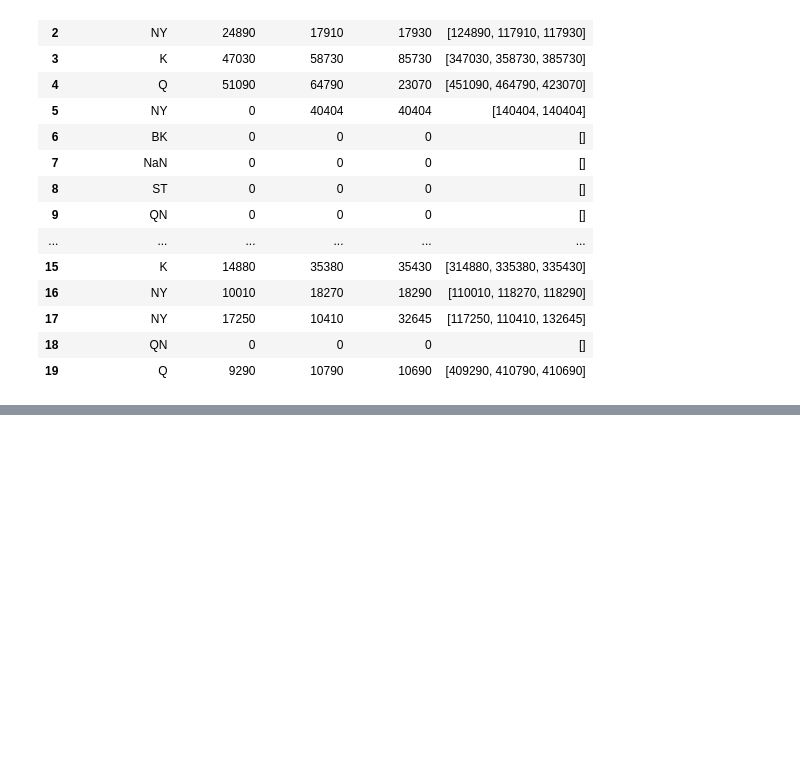
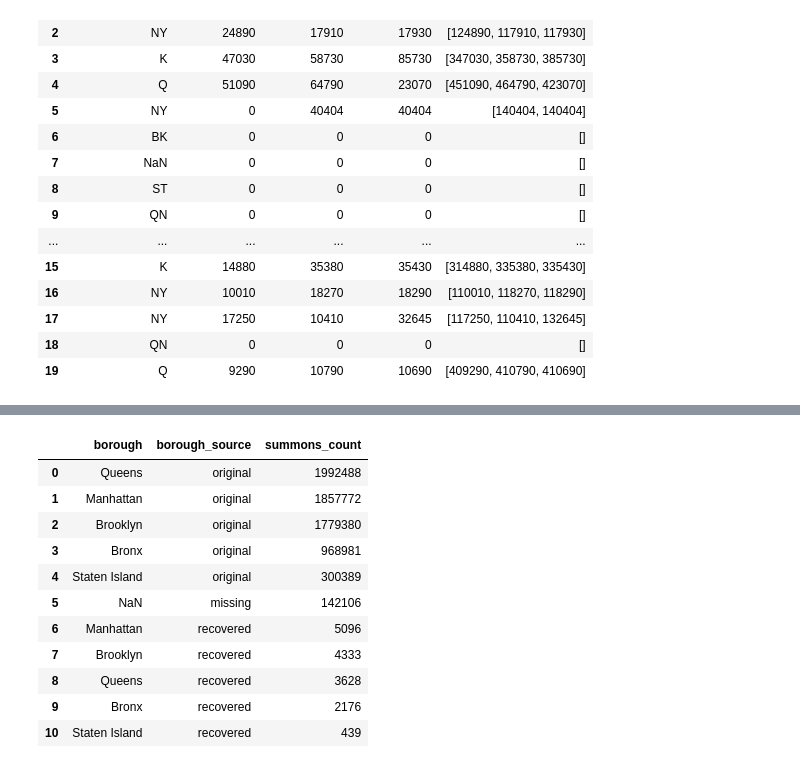
Before and after one commit to JaysonC41/parkinganalytics, a Jupyter notebook: notebooks/01_clean_nyc_parking_data.ipynb, the cells around one changed output, grey strips where cells are left out. Cells and saved outputs as stored; diff of their text form; code cells hidden in the pictures; blank space fills up the shorter version.

```diff
--- a/notebooks/01_clean_nyc_parking_data.ipynb
+++ b/notebooks/01_clean_nyc_parking_data.ipynb
@@ -1231,0 +1199,26 @@ Saved to: c:\Users\jayson.coker\Documents\nyc-parking-analytics\data\processed\a
+# %%
+manual_results = pd.read_csv(
+    MANUAL_FILE,
+    dtype="string",
+)
+
+manual_results = manual_results[
+    manual_results["recovered_borough"].isin(VALID_BOROUGHS)
+].copy()
+
+manual_results["confidence"] = "manual"
+manual_results["recovery_method"] = "manual_review"
+manual_results["source_file"] = MANUAL_FILE.name
+
+manual_results = manual_results[
+    [
+        "summons_number",
+        "recovered_borough",
+        "confidence",
+        "recovery_method",
+        "source_file",
+    ]
+]
+
+print(f"Manual results: {len(manual_results):,}")
+manual_results.head()
@@ -1231,0 +1439,31 @@ Saved to: c:\Users\jayson.coker\Documents\nyc-parking-analytics\data\processed\a
+# %%
+with sqlite3.connect(DATABASE_FILE) as connection:
+    borough_analysis = pd.read_sql_query(
+        """
+        SELECT
+            analysis_borough AS borough,
+            borough_source,
+            COUNT(*) AS summons_count
+        FROM parking_analysis
+        GROUP BY
+            analysis_borough,
+            borough_source
+        ORDER BY summons_count DESC
+        """,
+        connection,
+    )
+
+borough_analysis
+# %% [output]
+|  | borough | borough_source | summons_count |
+| 0 | Queens | original | 1992488 |
+| 1 | Manhattan | original | 1857772 |
+| 2 | Brooklyn | original | 1779380 |
+| 3 | Bronx | original | 968981 |
+| 4 | Staten Island | original | 300389 |
+| 5 | NaN | missing | 142106 |
+| 6 | Manhattan | recovered | 5096 |
+| 7 | Brooklyn | recovered | 4333 |
+| 8 | Queens | recovered | 3628 |
+| 9 | Bronx | recovered | 2176 |
+| 10 | Staten Island | recovered | 439 |
```
Also changed, not shown: parts of 13 cells of this notebook, 1 other file.
